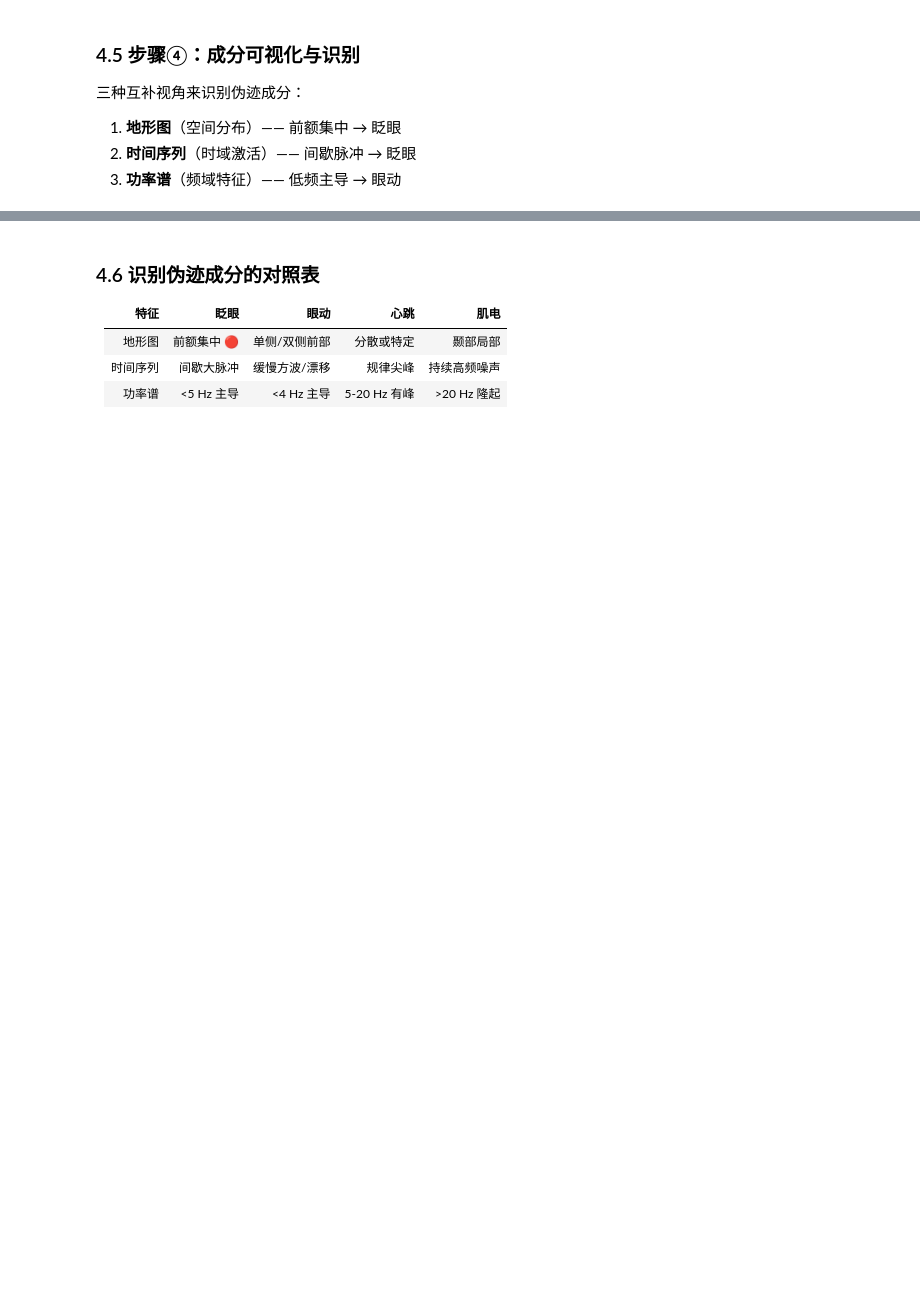
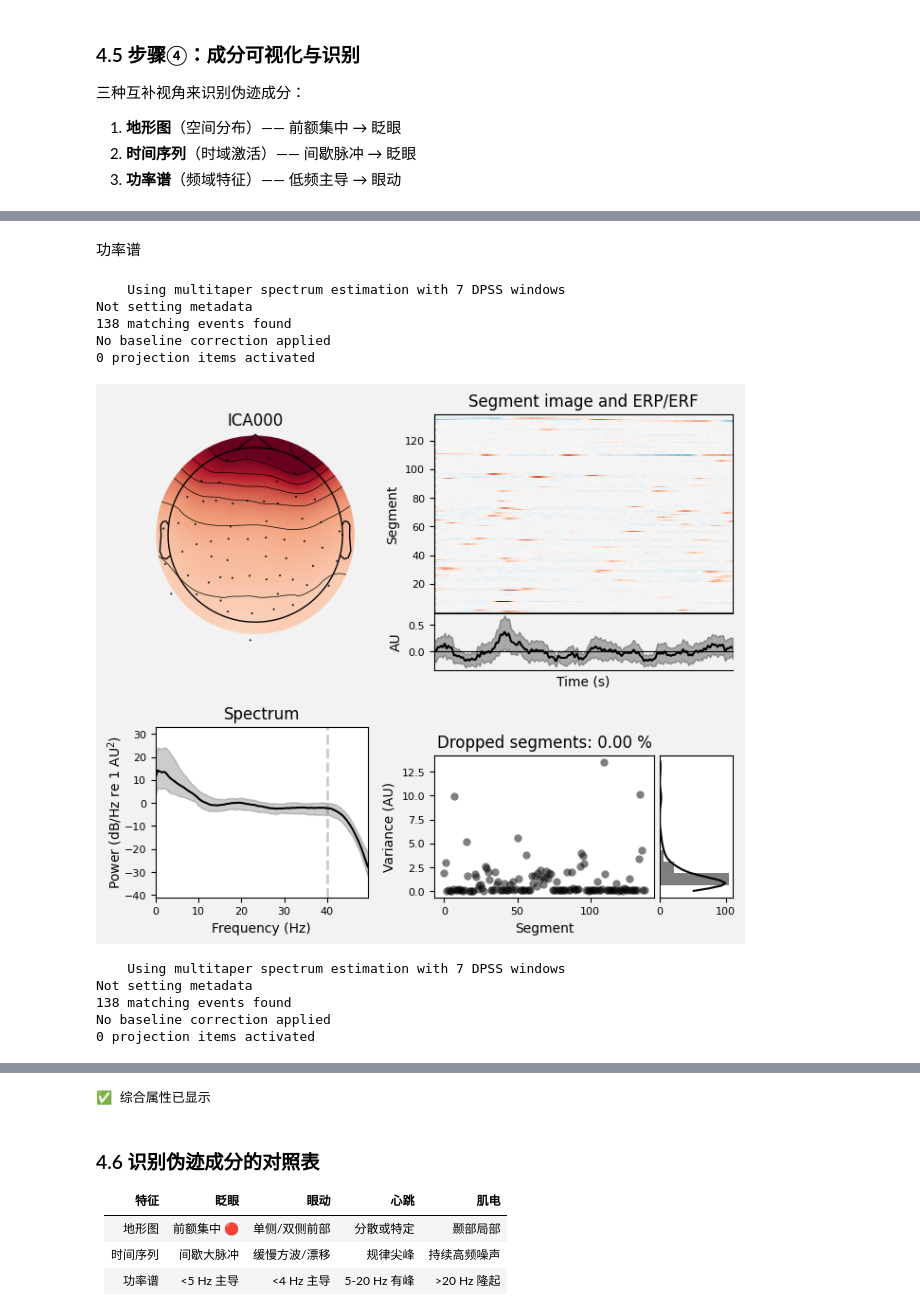
Before and after one commit to usstziyi/eeg_ica_learning, a Jupyter notebook: notebooks/unit4_mne_ica_practice.ipynb, the cells around one changed output, grey strips where cells are left out. Cells and saved outputs as stored; diff of their text form; code cells hidden in the pictures; blank space fills up the shorter version.

```diff
--- a/notebooks/unit4_mne_ica_practice.ipynb
+++ b/notebooks/unit4_mne_ica_practice.ipynb
@@ -114,4 +187,20 @@ print("观察要点：间歇性大尖峰 → 眨眼；规律脉冲 → 心跳；
+# %% [markdown]
+功率谱
 # %%
 # 方式三：综合属性（地形图 + 时间序列 + 功率谱三合一）
 # 先看成分 0，你自己看其他可疑成分
-ica.plot_properties(raw_filtered, picks=[0])
+ica.plot_properties(inst=raw_filtered, picks=[0])
+ica.plot_properties(inst=raw_filtered, picks=[5])
+print("✅ 综合属性已显示")
+# %% [output]
+    Using multitaper spectrum estimation with 7 DPSS windows
+Not setting metadata
+138 matching events found
+No baseline correction applied
+0 projection items activated
+[figure, added]
+    Using multitaper spectrum estimation with 7 DPSS windows
+Not setting metadata
+138 matching events found
+No baseline correction applied
+0 projection items activated
@@ -118,3 +208,4 @@ ica.plot_properties(raw_filtered, picks=[0])
+✅ 综合属性已显示
 # %% [markdown]
 ### 4.6 识别伪迹成分的对照表
 
```
Also changed, not shown: parts of 14 cells of this notebook, 2 other files.
